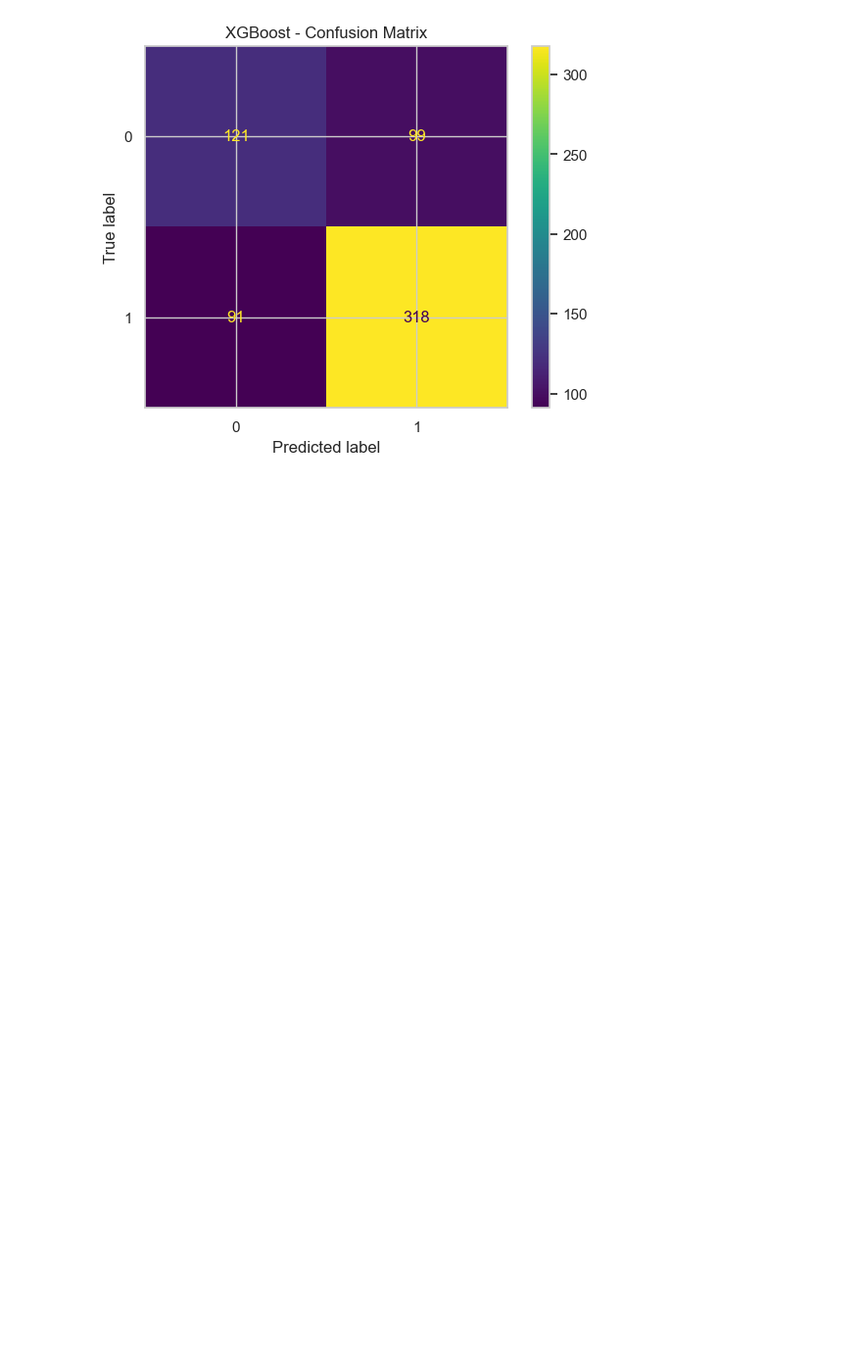
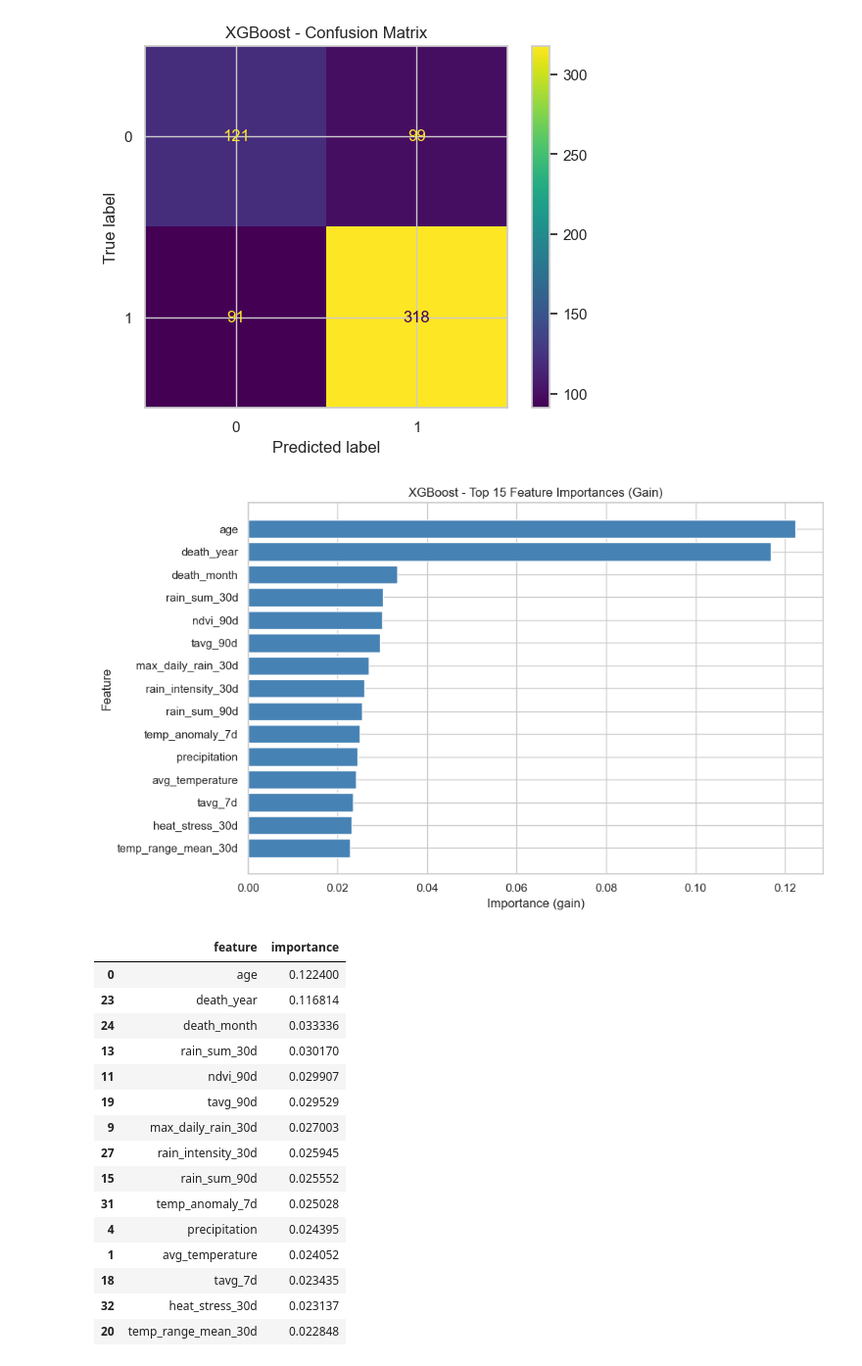
Before and after one commit to DevLaukey/Climate-risk-health-prediction, a Jupyter notebook: climate-risk-health-prediction.ipynb, the cells around one changed output. Shown at 98% size. Cells and saved outputs as stored; diff of their text form; code cells hidden in the pictures; blank space fills up the shorter version.

```diff
--- a/climate-risk-health-prediction.ipynb
+++ b/climate-risk-health-prediction.ipynb
@@ -604,3 +719,42 @@ Combined (60/40): 0.7765
    macro avg       0.67      0.66      0.67       629
 weighted avg       0.70      0.70      0.70       629
 [figure]
+# %%
+# XGBoost - Feature Importance
+# Default XGBClassifier importance_type is 'gain' - average improvement in
+# the loss function brought by a feature when it is used in a split
+xgb_importance = pd.DataFrame({
+    'feature': X_train.columns,
+    'importance': xgb_model.feature_importances_,
+}).sort_values('importance', ascending=False)
+
+top_n = 15
+top_xgb_importance = xgb_importance.head(top_n).sort_values('importance')
+
+plt.figure(figsize=(10, 6))
+plt.barh(top_xgb_importance['feature'], top_xgb_importance['importance'], color='steelblue')
+plt.title(f'XGBoost - Top {top_n} Feature Importances (Gain)')
+plt.xlabel('Importance (gain)')
+plt.ylabel('Feature')
+plt.tight_layout()
+plt.show()
+
+xgb_importance.head(top_n)
+# %% [output]
+[figure, added]
+|  | feature | importance |
+| 0 | age | 0.122400 |
+| 23 | death_year | 0.116814 |
+| 24 | death_month | 0.033336 |
+| 13 | rain_sum_30d | 0.030170 |
+| 11 | ndvi_90d | 0.029907 |
+| 19 | tavg_90d | 0.029529 |
+| 9 | max_daily_rain_30d | 0.027003 |
+| 27 | rain_intensity_30d | 0.025945 |
+| 15 | rain_sum_90d | 0.025552 |
+| 31 | temp_anomaly_7d | 0.025028 |
+| 4 | precipitation | 0.024395 |
+| 1 | avg_temperature | 0.024052 |
+| 18 | tavg_7d | 0.023435 |
+| 32 | heat_stress_30d | 0.023137 |
+| 20 | temp_range_mean_30d | 0.022848 |
```
Also changed, not shown: parts of 18 cells of this notebook, 12 other files.
